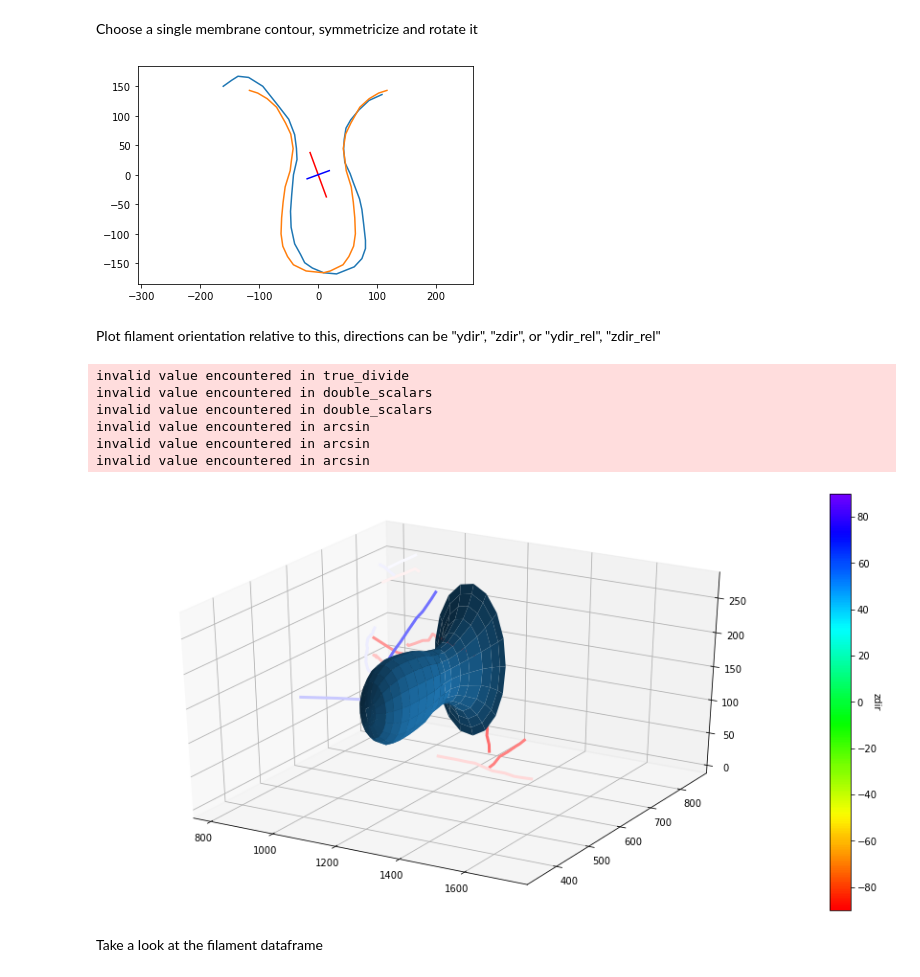
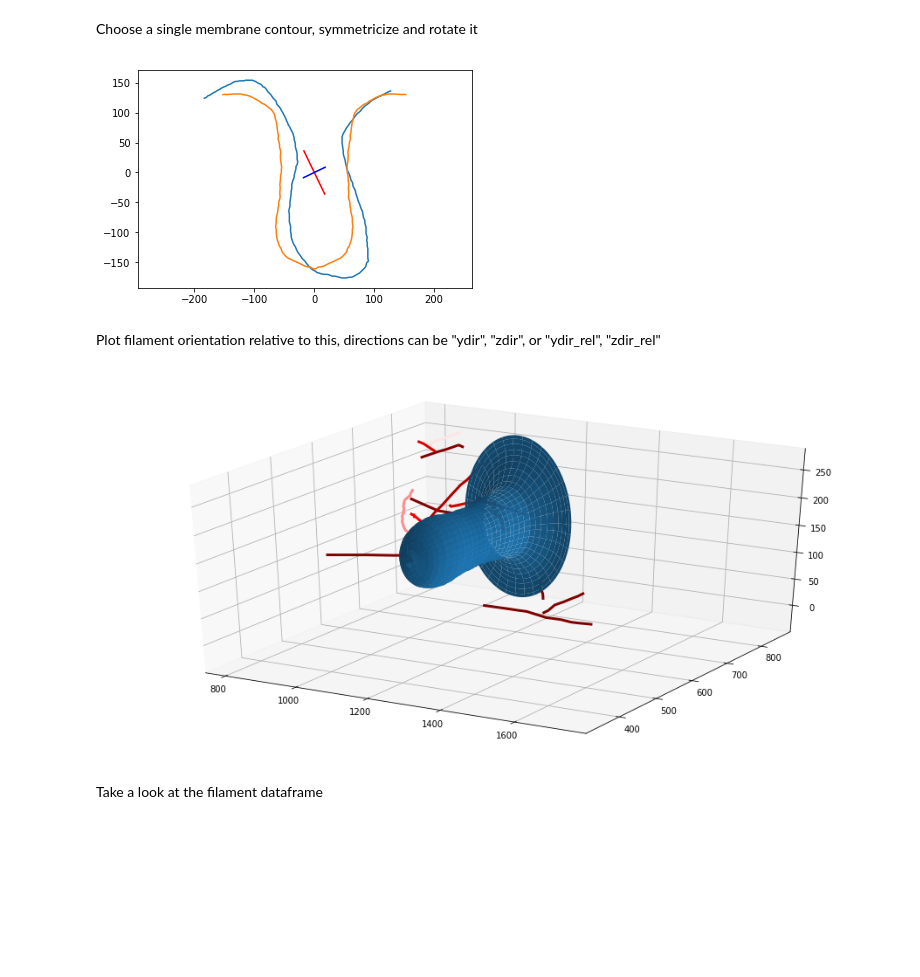
Before and after one commit to RangamaniLabUCSD/actincme, a Jupyter notebook: Notebooks/SingleShape.ipynb, the cells around one changed output. Drawn from its saved outputs; the diff is of its cells as text; code cells hidden in the pictures; blank space fills up the shorter version.

Commit message:
add polarity analysis datasets and add functionality read in raw membrane text files in those folders

```diff
--- a/Notebooks/SingleShape.ipynb
+++ b/Notebooks/SingleShape.ipynb
@@ -14,15 +14,32 @@ import matplotlib.pyplot as plt
 Path plus choose slices that have been manually determined to be good
 # %%
 # manually determined slices
+# start_list = [1, 4, 4, 4, 5, 6, 5, 6, 5, 6, 2, 4, 5, 3, 6, 7, 1, 4, 1, 2, 1, 5, 1, 1, 1, 0, 1]
 start_list = [1, 4, 4, 4, 5, 6, 5, 6, 5, 6, 2, 4, 5, 3, 6, 7, 1, 4, 1, 2, 1, 5, 1, 1, 1, 0, 1]
+
 end_list = [-1, -1, -1, -1, -1, -1, -1, -1, -1, -1, -1, -1, -1, -2, -1, -1, -3, -1, -1, -1, -1, -1, -1, -2, -1, -2, -1]
 
-membrane_path = '../actincme/pkl_files/'
+# membrane_path = '../actincme/pkl_files/'
+# membrane_path = '../PolarityAnalysis/2018August_Tomo27/'
+# membrane_path = '../PolarityAnalysis/2018_April_Tomo01/'
+# membrane_path = '../PolarityAnalysis/2018June_Tomo14_Early_Invagination/'
+# membrane_path = '../PolarityAnalysis/2018June_Tomo14_Late_Invagination/'
+# membrane_path = '../PolarityAnalysis/2018June_Tomo26/'
+# membrane_path = '../PolarityAnalysis/2018March/'
+# membrane_path = '../PolarityAnalysis/2018November_32'
 # %% [markdown]
 Choose a single membrane contour, symmetricize and rotate it
 # %%
-i =10
-shape = Symmetricize('../actincme/pkl_files/', i+1, start_list[i], end_list[i])
+i = 10
+#  symmetriccize contour "i" and cut off points according to the list above
+shape = Symmetricize(membrane_path, i+1, start_list[i], end_list[i])
+
+#  symmetriccize contour "i" and keep all points
+# shape = Symmetricize(membrane_path, i+1, 1,-1)
+
+# shape = Symmetricize('../actincme/pkl_files/', i+1, start_list[i], end_list[i])
+
+
 # This returns normalized data
 this_x, this_y, this_z = shape.do_everything_2d("fit", plot=True) #handles all the logic in symmetricizing fit curves
 # can renormalize by
@@ -31,26 +48,20 @@ mean_x, mean_y = shape.get_mean_coords()
 this_rotate = Rotate(this_x, this_y, this_z, mean_x, mean_y)
 test_x, test_y, test_z = this_rotate.rotate_steps()
 # %% [output]
-[figure, old version]
+[figure, new version]
 # %% [markdown]
 Plot filament orientation relative to this, directions can be "ydir", "zdir", or "ydir_rel", "zdir_rel"
 # %%
 fig = plt.figure(figsize=[16,8])
 ax=fig.add_subplot(111, projection='3d')
 
 filaments = Filament('../Notebooks/', 'BranchedActinCoordinates_Integers')
 # Compute directionality of filaments
 filaments.calculate_directionality(rotated_surface=this_rotate) #handles all the logic
 # Plot the filaments
-filaments.plot_filaments_and_shape(1, fig, ax, this_rotate, direction='zdir')
+filaments.plot_filaments_and_shape(1, fig, ax, this_rotate, direction='normal_angle')
 # %% [output]
-invalid value encountered in true_divide
-invalid value encountered in double_scalars
-invalid value encountered in double_scalars
-invalid value encountered in arcsin
-invalid value encountered in arcsin
-invalid value encountered in arcsin
-[figure, old version]
+[figure, new version]
 # %% [markdown]
 Take a look at the filament dataframe
 # %%
```
Also changed, not shown: parts of 4 cells of this notebook, 37 other files.
